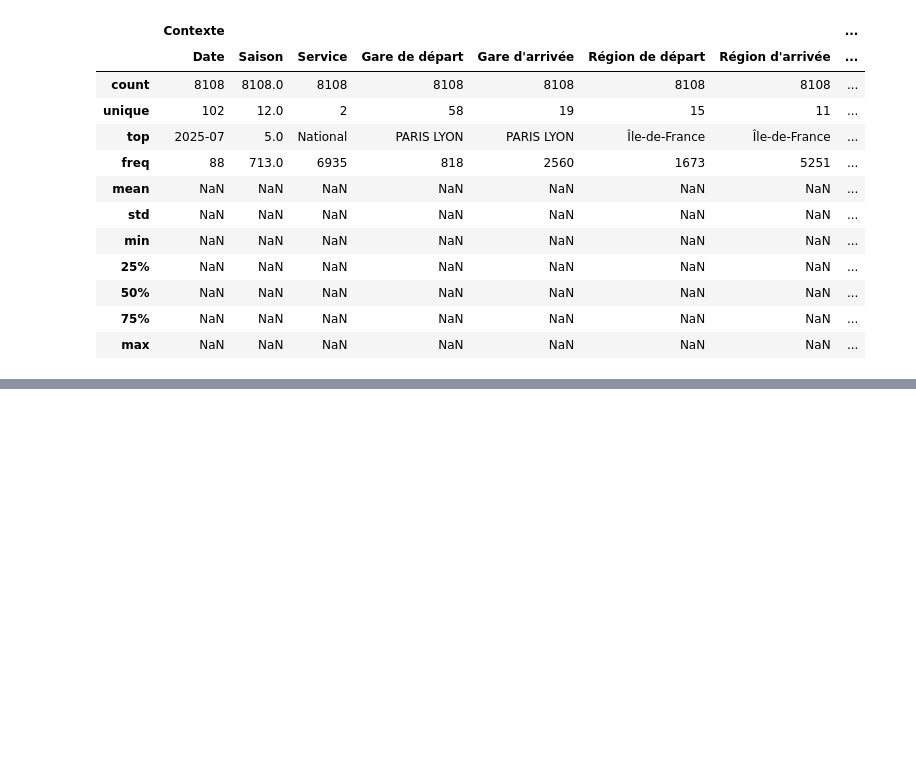
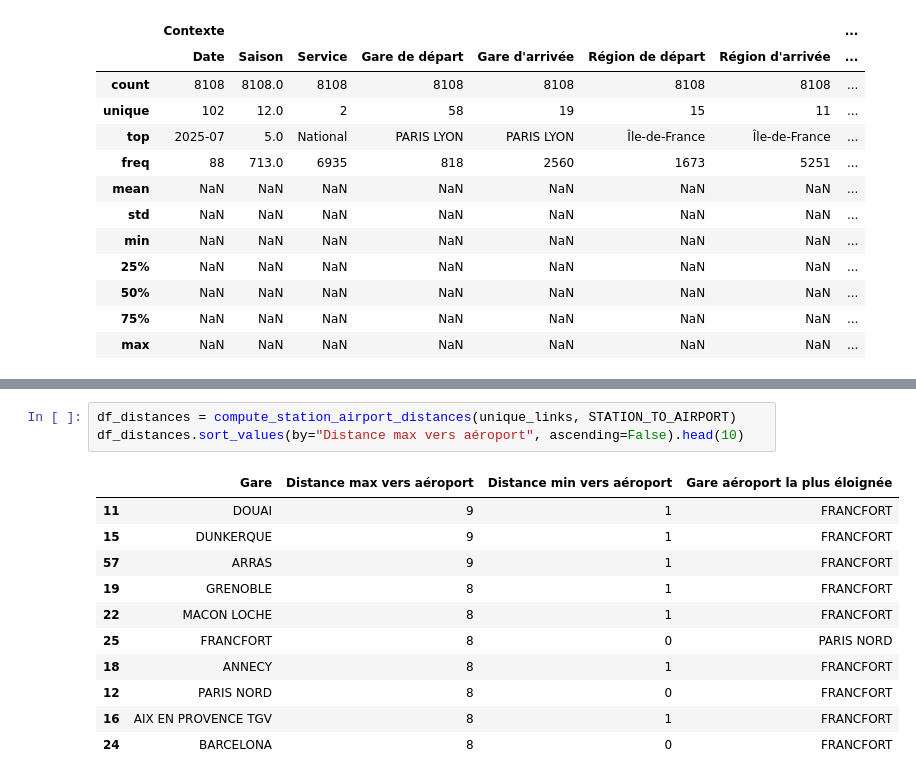
Before and after one commit to Luca-Hachani/SNCF-Project, a Jupyter notebook: poc/EDA_luca.ipynb, the cells around one changed output, grey strips where cells are left out. Cells and saved outputs as stored; diff of their text form; blank space fills up the shorter version.

```diff
--- a/poc/EDA_luca.ipynb
+++ b/poc/EDA_luca.ipynb
@@ -545,0 +657,15 @@ df_airport_seasonality.describe(include='all')
+# %%
+df_distances = compute_station_airport_distances(unique_links, STATION_TO_AIRPORT)
+df_distances.sort_values(by="Distance max vers aéroport", ascending=False).head(10)
+# %% [output]
+|  | Gare | Distance max vers aéroport | Distance min vers aéroport | Gare aéroport la plus éloignée |
+| 11 | DOUAI | 9 | 1 | FRANCFORT |
+| 15 | DUNKERQUE | 9 | 1 | FRANCFORT |
+| 57 | ARRAS | 9 | 1 | FRANCFORT |
+| 19 | GRENOBLE | 8 | 1 | FRANCFORT |
+| 22 | MACON LOCHE | 8 | 1 | FRANCFORT |
+| 25 | FRANCFORT | 8 | 0 | PARIS NORD |
+| 18 | ANNECY | 8 | 1 | FRANCFORT |
+| 12 | PARIS NORD | 8 | 0 | FRANCFORT |
+| 16 | AIX EN PROVENCE TGV | 8 | 1 | FRANCFORT |
+| 24 | BARCELONA | 8 | 0 | FRANCFORT |
```
Also changed, not shown: parts of 11 cells of this notebook, 6 other files.
